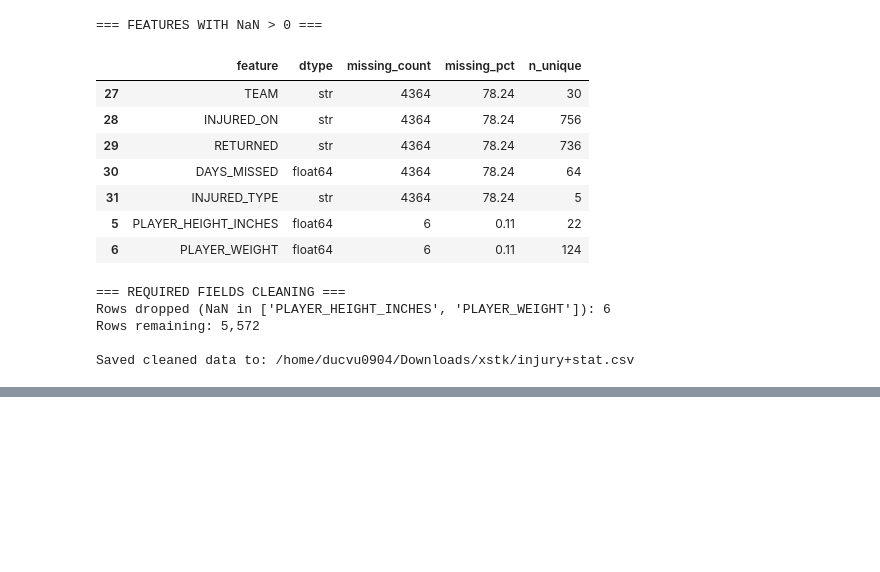
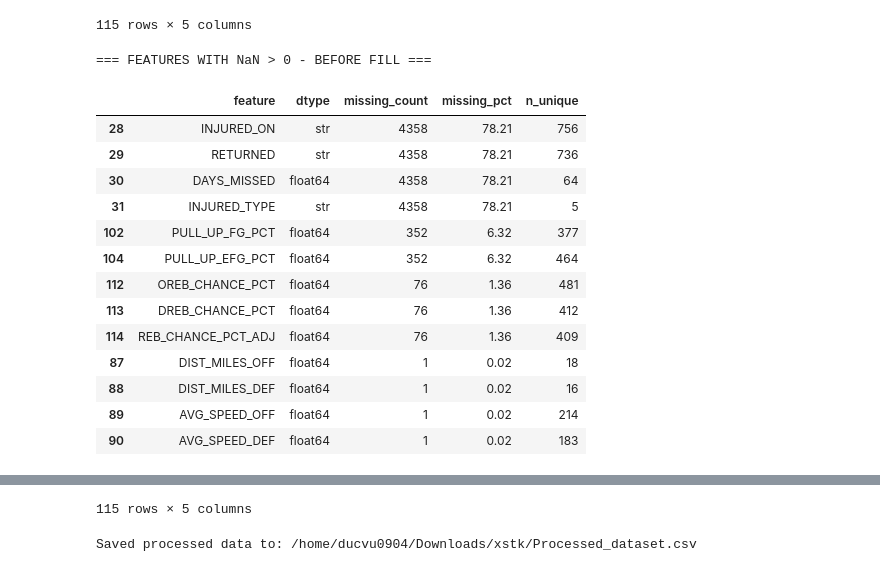
Before and after one commit to ducvu0904/NBA-2013-2023-injuries-analysis, a Jupyter notebook: data_cleaning.ipynb, the cells around one changed output, grey strips where cells are left out. Drawn from its saved outputs; the diff is of its cells as text; code cells hidden in the pictures; blank space fills up the shorter version.

```diff
--- a/data_cleaning.ipynb
+++ b/data_cleaning.ipynb
@@ -3,11 +3,12 @@ import pandas as pd
 import numpy as np
 
 # 1) Load data
-file_path = "/home/ducvu0904/Downloads/xstk/injury+stat.csv"
-df = pd.read_csv(file_path)
+input_file_path = "/home/ducvu0904/Downloads/xstk/injury_stat_enriched.csv"
+output_file_path = "/home/ducvu0904/Downloads/xstk/Processed_dataset.csv"
+df = pd.read_csv(input_file_path)
 
 # 2) Standardize common missing markers
-missing_markers = ["", " ", "NA", "N/A", "na", "null", "NULL", "None", "-"]
+missing_markers = ["", " ", "NA", "N/A", "na", "null", "NULL", "-"]
 df = df.replace(missing_markers, np.nan)
 
 # Optional: normalize column names
@@ -25,7 +26,7 @@ print(f"Duplicate rows removed: {dup_count:,}")
 print(f"Rows after duplicate removal: {rows_after:,}")
 print(f"Columns: {df.shape[1]:,}")
 
-# 4) Missing-value report for every feature
+# 4) Missing-value report for every feature (before fill)
 missing_count = df.isna().sum()
 missing_pct = (missing_count / len(df) * 100).round(2)
 
@@ -37,10 +38,10 @@ nan_report = pd.DataFrame({
     "n_unique": df.nunique(dropna=True).values
 }).sort_values(["missing_count", "missing_pct"], ascending=False)
 
-print("\n=== NaN REPORT (ALL FEATURES) ===")
+print("\n=== NaN REPORT (ALL FEATURES) - BEFORE FILL ===")
 display(nan_report)
 
-print("\n=== FEATURES WITH NaN > 0 ===")
+print("\n=== FEATURES WITH NaN > 0 - BEFORE FILL ===")
 display(nan_report[nan_report["missing_count"] > 0])
 
 # 5) Drop rows with NaN in required physical columns
@@ -58,9 +59,36 @@ print("\n=== REQUIRED FIELDS CLEANING ===")
 print(f"Rows dropped (NaN in {required_cols}): {rows_dropped_required:,}")
 print(f"Rows remaining: {len(df):,}")
 
-# Keep cleaned dataframe for next steps and save back to source CSV
+# 6) Fill NaN = 0.0 for all columns EXCEPT injury detail columns
+protected_lower = {"injured_on", "returned", "days_missed", "injured_type"}
+fill_cols = [c for c in df.columns if c.lower() not in protected_lower]
+na_before_fill = int(df[fill_cols].isna().sum().sum())
+df[fill_cols] = df[fill_cols].fillna(0.0)
+na_after_fill = int(df[fill_cols].isna().sum().sum())
+
+print("\n=== FILL MISSING VALUES ===")
+print(f"Protected columns (kept NaN): {sorted(protected_lower)}")
+print(f"Columns filled with 0.0: {len(fill_cols):,}")
+print(f"NaN count in fill columns before: {na_before_fill:,}")
+print(f"NaN count in fill columns after : {na_after_fill:,}")
+
+# 7) NaN report after fill
+missing_count_after = df.isna().sum()
+missing_pct_after = (missing_count_after / len(df) * 100).round(2)
+nan_report_after = pd.DataFrame({
+    "feature": df.columns,
+    "dtype": df.dtypes.astype(str).values,
+    "missing_count": missing_count_after.values,
+    "missing_pct": missing_pct_after.values,
+    "n_unique": df.nunique(dropna=True).values
+}).sort_values(["missing_count", "missing_pct"], ascending=False)
+
+print("\n=== NaN REPORT (ALL FEATURES) - AFTER FILL ===")
+display(nan_report_after)
+
+# Keep cleaned dataframe for next steps and save to final processed dataset
 df_clean = df.copy()
-df_clean.to_csv(file_path, index=False)
-print(f"\nSaved cleaned data to: {file_path}")
+df_clean.to_csv(output_file_path, index=False)
+print(f"\nSaved processed data to: {output_file_path}")
 # %% [output]
 === DATA OVERVIEW ===
@@ -90,14 +113,16 @@ Columns: 32
-=== FEATURES WITH NaN > 0 ===
+115 rows × 5 columns
+=== FEATURES WITH NaN > 0 - BEFORE FILL ===
 |  | feature | dtype | missing_count | missing_pct | n_unique |
-| 27 | TEAM | str | 4364 | 78.24 | 30 |
-| 28 | INJURED_ON | str | 4364 | 78.24 | 756 |
-| 29 | RETURNED | str | 4364 | 78.24 | 736 |
-| 30 | DAYS_MISSED | float64 | 4364 | 78.24 | 64 |
-| 31 | INJURED_TYPE | str | 4364 | 78.24 | 5 |
-| 5 | PLAYER_HEIGHT_INCHES | float64 | 6 | 0.11 | 22 |
-| 6 | PLAYER_WEIGHT | float64 | 6 | 0.11 | 124 |
+| 28 | INJURED_ON | str | 4358 | 78.21 | 756 |
+| 29 | RETURNED | str | 4358 | 78.21 | 736 |
+| 30 | DAYS_MISSED | float64 | 4358 | 78.21 | 64 |
+| 31 | INJURED_TYPE | str | 4358 | 78.21 | 5 |
+| 102 | PULL_UP_FG_PCT | float64 | 352 | 6.32 | 377 |
+| 104 | PULL_UP_EFG_PCT | float64 | 352 | 6.32 | 464 |
+| 112 | OREB_CHANCE_PCT | float64 | 76 | 1.36 | 481 |
+| 113 | DREB_CHANCE_PCT | float64 | 76 | 1.36 | 412 |
+| 114 | REB_CHANCE_PCT_ADJ | float64 | 76 | 1.36 | 409 |
+| 87 | DIST_MILES_OFF | float64 | 1 | 0.02 | 18 |
+| 88 | DIST_MILES_DEF | float64 | 1 | 0.02 | 16 |
+| 89 | AVG_SPEED_OFF | float64 | 1 | 0.02 | 214 |
+| 90 | AVG_SPEED_DEF | float64 | 1 | 0.02 | 183 |
-=== REQUIRED FIELDS CLEANING ===
-Rows dropped (NaN in ['PLAYER_HEIGHT_INCHES', 'PLAYER_WEIGHT']): 6
-Rows remaining: 5,572
-
-Saved cleaned data to: /home/ducvu0904/Downloads/xstk/injury+stat.csv
@@ -103,0 +152,2 @@ Saved cleaned data to: /home/ducvu0904/Downloads/xstk/injury+stat.csv
+115 rows × 5 columns
+Saved processed data to: /home/ducvu0904/Downloads/xstk/Processed_dataset.csv
```
Also changed, not shown: parts of 2 cells of this notebook, 14 other files.
